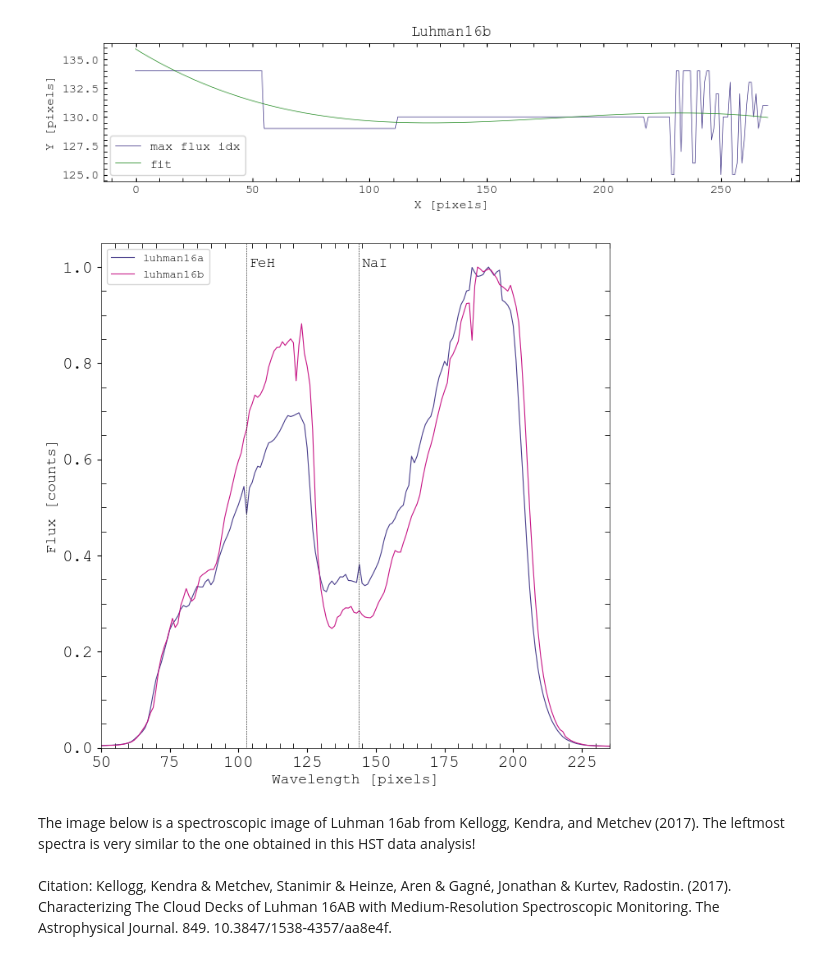
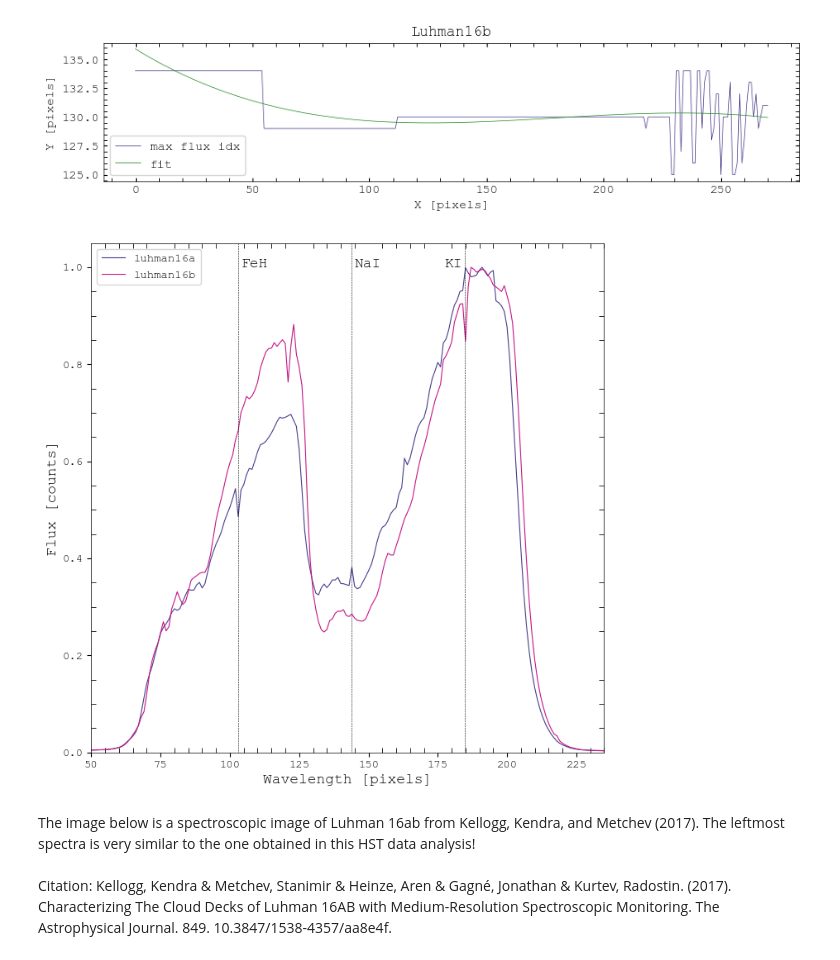
Before and after one commit to elkogerville/ASTROPHYSICS, a Jupyter notebook: SPECTRUM ANALYSIS/HST_Luhman16ab_Spectra_astroquery.ipynb, the cells around one changed output. Saved outputs shown, nothing was run; the diff lists cells and outputs as text; code cells hidden in the pictures.

```diff
--- a/SPECTRUM ANALYSIS/HST_Luhman16ab_Spectra_astroquery.ipynb
+++ b/SPECTRUM ANALYSIS/HST_Luhman16ab_Spectra_astroquery.ipynb
@@ -54,6 +53,7 @@ data, header = load_fits('mastDownload/HST/ica7a3030/ica7a3031_drz.fits')
 # %%
 # display raw HST spectrum
 plt.figure(figsize = (10,3))
+plt.rcParams['font.family'] = 'courier new'
 plt.imshow(data, vmax = 2500, cmap = 'cividis', origin = 'lower', aspect = 'auto')
 plt.xlim(50, 230)
 plt.ylim(110,150)
@@ -67,6 +67,7 @@ luhman16a = data[135:145, :]
 vmin = np.percentile(luhman16a, 1)
 vmax = np.percentile(luhman16a, 95)
 plt.figure(figsize = (10,2))
+plt.rcParams['font.family'] = 'courier new'
 plt.imshow(luhman16a, vmin = vmin, vmax = vmax, cmap = 'cividis', origin = 'lower', aspect = 'auto')
 plt.show()
 print('Luhman16b:')
@@ -74,6 +75,7 @@ luhman16b = data[125:135, :]
 vmin = np.percentile(luhman16b, 1)
 vmax = np.percentile(luhman16b, 95)
 plt.figure(figsize = (10,2))
+plt.rcParams['font.family'] = 'courier new'
 plt.imshow(luhman16b, vmin = vmin, vmax = vmax, cmap = 'cividis', origin = 'lower', aspect = 'auto')
 plt.show()
 # %% [output]
@@ -88,7 +90,7 @@ def compute_spectral_order_model(data, offset = 0):
     Parameter
     ---------
     data: np.ndarray[np.float64]
-        mxn array representing a spectral order from a slice of a MxN fits data array
+        nxm array representing a spectral order from a slice of a NxM fits data array
     offset: int
         offset to shift the y-indices of the maximum values back to their original scale
         offset is equal to the lower bound of the array slice
@@ -97,9 +99,9 @@ def compute_spectral_order_model(data, offset = 0):
     Output
     ------
     x_pixels: np.ndarray[np.int64]
-        (n,) shaped array representing the range of x pixel values in the fits image
+        (m,) shaped array representing the range of x pixel values in the fits image
     max_flux: np.ndarray[np.int64]
-        (n,) shaped array representing the indeces of the maximum y values along the x axis
+        (m,) shaped array representing the indeces of the maximum y values along the x axis
     model: np.poly1d
         callable 3rd order function modeling the curvature of the spectral order
     Example
@@ -157,15 +159,15 @@ def extract_spectral_continuum(data, x_pixels, model):
     Parameter
     ---------
     data: np.ndarray[np.float64]
-        MxN stacked continuum image
+        NxM stacked continuum image
     x_pixels: np.ndarray[np.int64]
-        (n,) shaped array representing the range of x pixel values in the fits image
+        (m,) shaped array representing the range of x pixel values in the fits image
     model: np.poly1d
         callable 3rd order function modeling the curvature of the spectral order
     Output
     ------
     extracted_continuum: np.ndarray[np.float64]
-        (N,) shaped array representing the normalized extracted spectral order at every x_pixel value
+        (M,) shaped array representing the normalized extracted spectral order at every x_pixel value
         this is the raw extracted spectrum flux before wavelength calibration
     '''
     # 15xN data array to store the flux values in a ±7 pixel window centered at the peak y index of each x-pixel
@@ -190,27 +192,28 @@ luhman16b_spec = extract_spectral_continuum(data, x_pixels, model_b)
 # %%
 fig, ax = plt.subplots(figsize = (8, 8))
 plt.rcParams['font.family'] = 'Courier New'
 plt.rcParams['axes.linewidth'] = 0.5
 ax.minorticks_on()
 ax.tick_params(which = 'minor', length = 4, direction = 'in', top = True, right = True)
-ax.tick_params(labelsize = 15)
 
 ax.plot(luhman16a_spec, 'darkslateblue', lw = 0.8, label = 'luhman16a')
 ax.plot(luhman16b_spec, 'mediumvioletred', lw = 0.8, label = 'luhman16b')
 
 ax.vlines(102.9, -0.5, 1.05, lw = 0.4, ls = '--', color = 'k')
 ax.text(104, 1.0, 'FeH', fontsize = 13, fontweight = 'ultralight')
 plt.vlines(143.8, -0.5, 1.05, lw = 0.4, ls = '--', color = 'k')
 plt.text(144.8, 1.0, 'NaI', fontsize = 13, fontweight = 'ultralight')
+plt.vlines(184.8, -0.5, 1.05, lw = 0.4, ls = '--', color = 'k')
+plt.text(177.5, 1.0, 'KI', fontsize = 13, fontweight = 'ultralight')
 
 ax.set_xlabel('Wavelength [pixels]', size = 13)
 ax.set_ylabel('Flux [counts]', size = 13)
 ax.set_xlim(50, 235)
 ax.set_ylim(0, 1.05)
 plt.legend(loc = 'upper left')
 plt.show()
 # %% [output]
-[figure, old version]
+[figure, new version]
 # %% [markdown]
 The image below is a spectroscopic image of Luhman 16ab from Kellogg, Kendra, and Metchev (2017). The leftmost spectra is very similar to the one obtained in this HST data analysis!
 <br>
```
Also changed, not shown: parts of 5 cells of this notebook.
